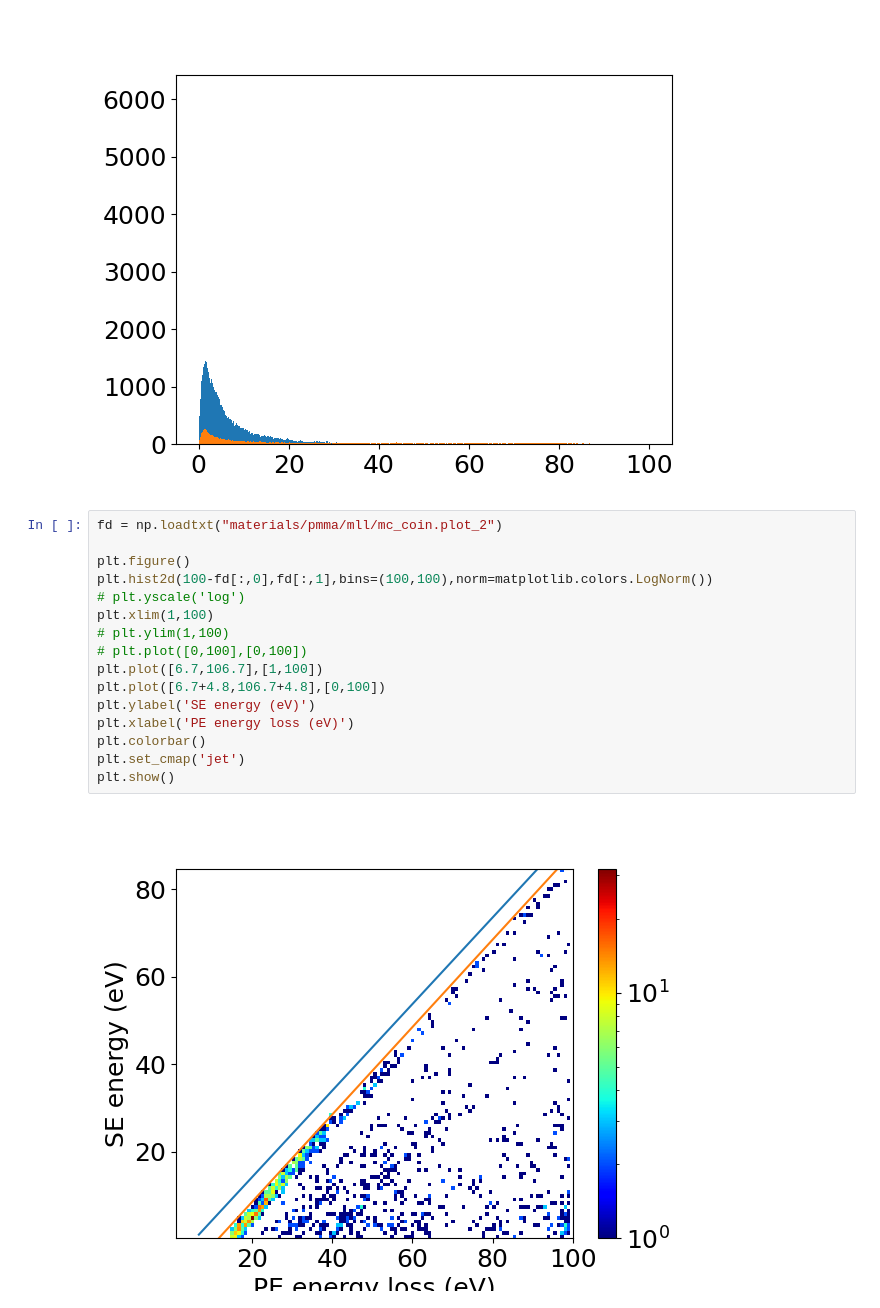
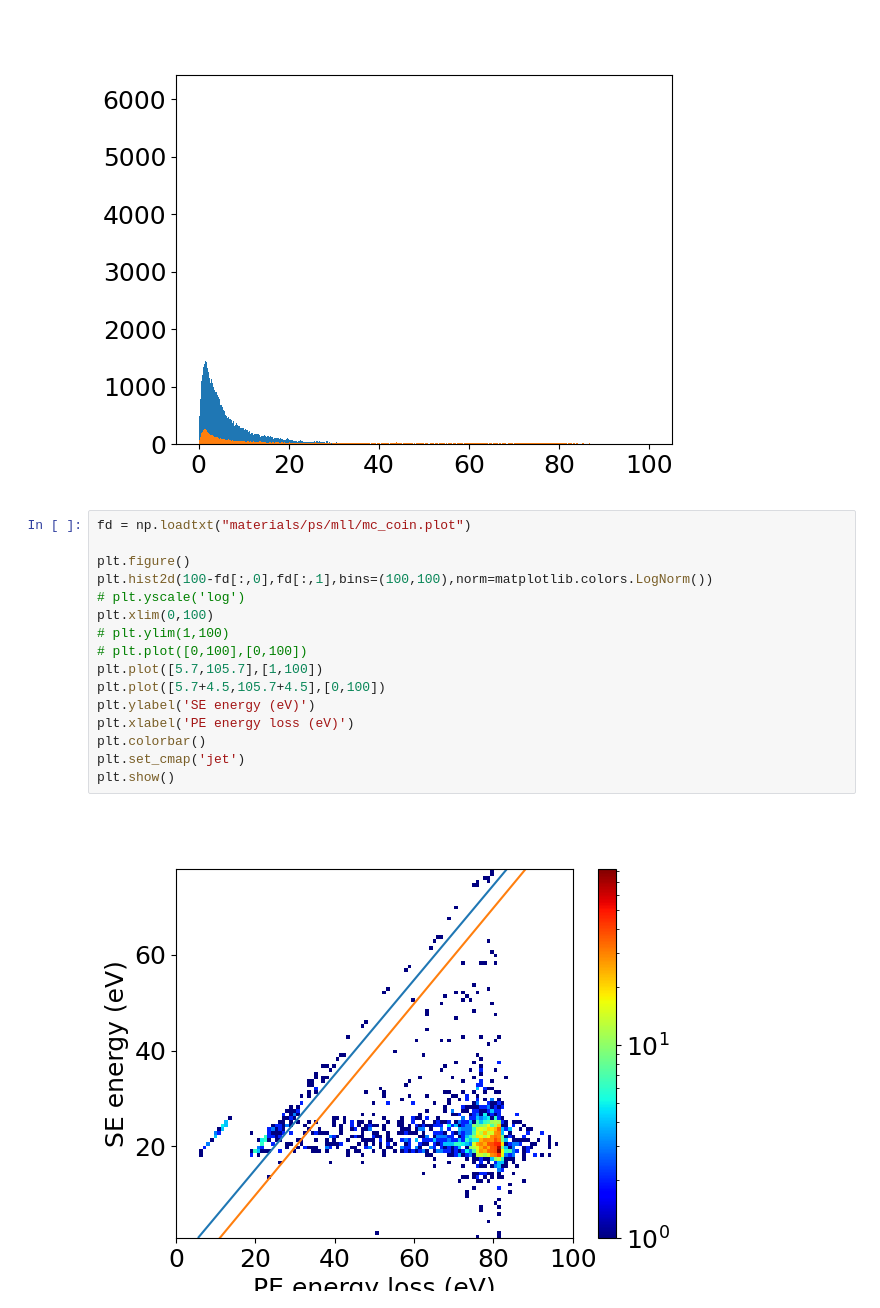
Before and after one commit to oridzel/mast_sey, a Jupyter notebook: plot.ipynb, the cells around one changed output. Cells and saved outputs as stored; diff of their text form.

```diff
--- a/plot.ipynb
+++ b/plot.ipynb
@@ -148,23 +151,23 @@ plt.show()
 # %% [output]
 [figure]
 # %%
-fd = np.loadtxt("materials/pmma/mll/mc_coin.plot_2")
+fd = np.loadtxt("materials/ps/mll/mc_coin.plot")
 
 plt.figure()
 plt.hist2d(100-fd[:,0],fd[:,1],bins=(100,100),norm=matplotlib.colors.LogNorm())
 # plt.yscale('log')
-plt.xlim(1,100)
+plt.xlim(0,100)
 # plt.ylim(1,100)
 # plt.plot([0,100],[0,100])
-plt.plot([6.7,106.7],[1,100])
-plt.plot([6.7+4.8,106.7+4.8],[0,100])
+plt.plot([5.7,105.7],[1,100])
+plt.plot([5.7+4.5,105.7+4.5],[0,100])
 plt.ylabel('SE energy (eV)')
 plt.xlabel('PE energy loss (eV)')
 plt.colorbar()
 plt.set_cmap('jet')
 plt.show()
 # %% [output]
-[figure, old version]
+[figure, new version]
 # %%
 fd = np.loadtxt("materials/ps/mll/mc_coin.plot_1")
 
```
Also changed, not shown: parts of 4 cells of this notebook, 1 other file.
